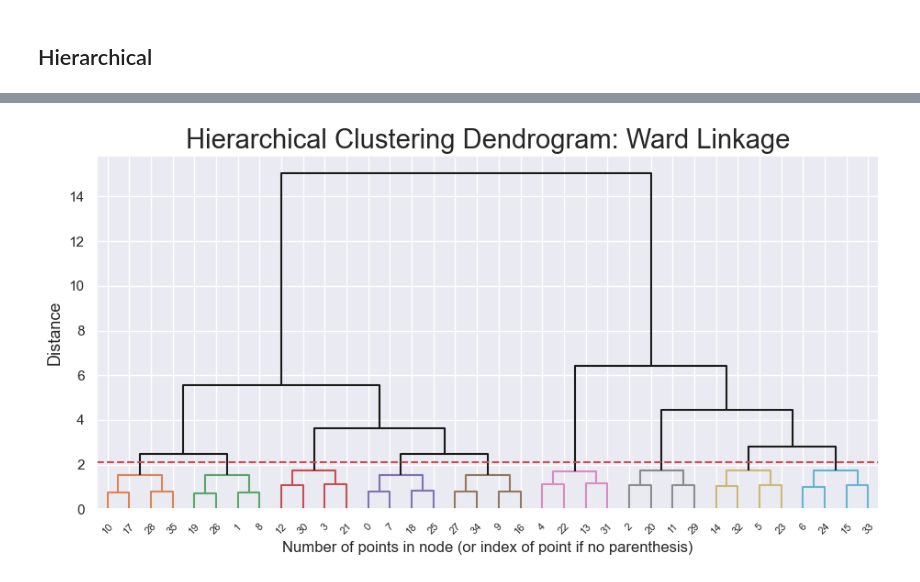
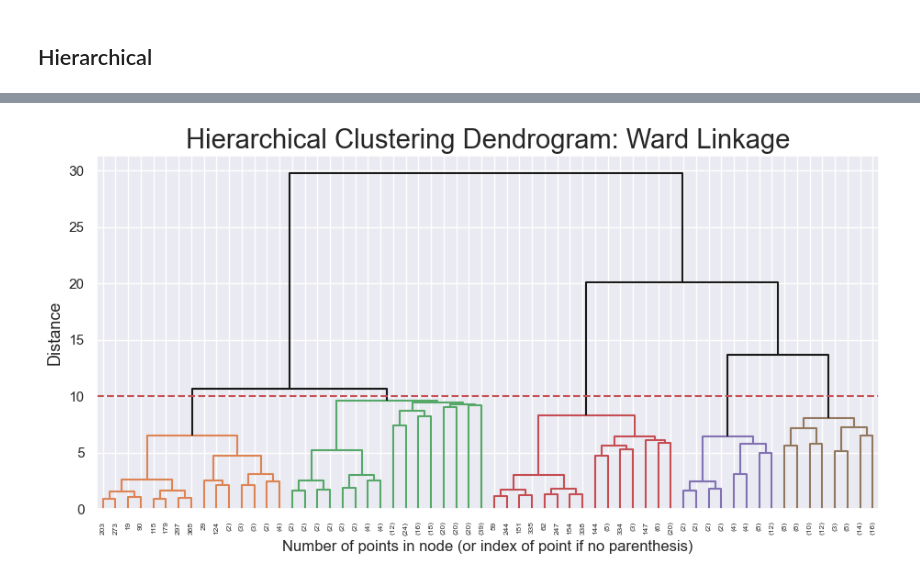
Before and after one commit to luisbdavila/Airline_Customer_Segmentation_DataMining_Project_Python, a Jupyter notebook: Final_delivery/Code/final.ipynb, the cells around one changed output, grey strips where cells are left out. Saved outputs shown, nothing was run; the diff lists cells and outputs as text; code cells hidden in the pictures.

Commit message:
join cluster test code

```diff
--- a/Final_delivery/Code/final.ipynb
+++ b/Final_delivery/Code/final.ipynb
@@ -45,7 +47,8 @@ We join both perspectives using a common identifier (Loyalty#).
 # %%
 df_multi_perspective = (df_AIAI_Master_Complete
              .merge(demographic, on='Loyalty#', how='inner')
-             .merge(behavioral, on='Loyalty#', how='inner')).copy()
+             .merge(behavioral, on='Loyalty#', how='inner')
+             .merge(behavioral_m, on='Loyalty#', how='inner')).copy()
 df_multi_perspective.head()
 # %% [output]
 |  | Loyalty# | First Name | Last Name | Customer Name | Province or State | City | Latitude | Longitude | ... |
@@ -148,7 +151,7 @@ df_multi_perspective.fillna(0, inplace=True)
 ## Scaling
 # %%
 columns_to_drop=['Province or State','City','Gender','Education','Location Code','Marital Status','LoyaltyStatus',
-                 'Demographic_Cluster_Name', 'Behavioral_Year_Cluster_Name','Demographic_Cluster']
+                 'Demographic_Cluster_Name', 'Behavioral_Year_Cluster_Name','Demographic_Cluster', 'Behavioral_Month_Cluster_Name']
 df_for_modeling = df_multi_perspective.drop(columns_to_drop, axis=1)
 # %%
 df_for_modeling.info()
@@ -212,7 +214,9 @@ dtype: int64
 # %%
 df_for_modeling['Demographic_Cluster_Name']= df_multi_perspective['Demographic_Cluster_Name']
 df_for_modeling['Behavioral_Year_Cluster_Name']= df_multi_perspective['Behavioral_Year_Cluster_Name']
+df_for_modeling['Behavioral_Month_Cluster_Name']= df_multi_perspective['Behavioral_Month_Cluster_Name']
 # %%
-df_centroids = df_for_modeling.groupby(['Demographic_Cluster_Name', 'Behavioral_Year_Cluster_Name']).mean()
+df_centroids = df_for_modeling.groupby(['Demographic_Cluster_Name', 'Behavioral_Year_Cluster_Name',
+                                         'Behavioral_Month_Cluster_Name']).mean()
 df_centroids
 # %% [output]
@@ -246,18 +245,18 @@ linkage_matrix.shape
 # %%
 # Plot the corresponding dendrogram
 sns.set()
 fig = plt.figure(figsize=(11,5))
 # The Dendrogram parameters need to be tuned
-Y_THRESHOLD = 2.1
+Y_THRESHOLD = 10
 dendrogram(linkage_matrix, truncate_mode='level', p=5, color_threshold=Y_THRESHOLD, above_threshold_color='k')
     # You can play with 'truncate_mode' and 'p' define what level the dendrogram shows
     # above_threshold_color='k' forces black color for the lines above the threshold)
 plt.hlines(Y_THRESHOLD, 0, 1000, colors="r", linestyles="dashed")
 plt.title(f'Hierarchical Clustering Dendrogram: Ward Linkage', fontsize=21)
 plt.xlabel('Number of points in node (or index of point if no parenthesis)')
 plt.ylabel(f'Distance', fontsize=13)
 plt.show()
 # %% [output]
-[figure, old version]
+[figure, new version]
 # %%
 # Performing HC
```
Also changed, not shown: parts of 18 cells of this notebook.
